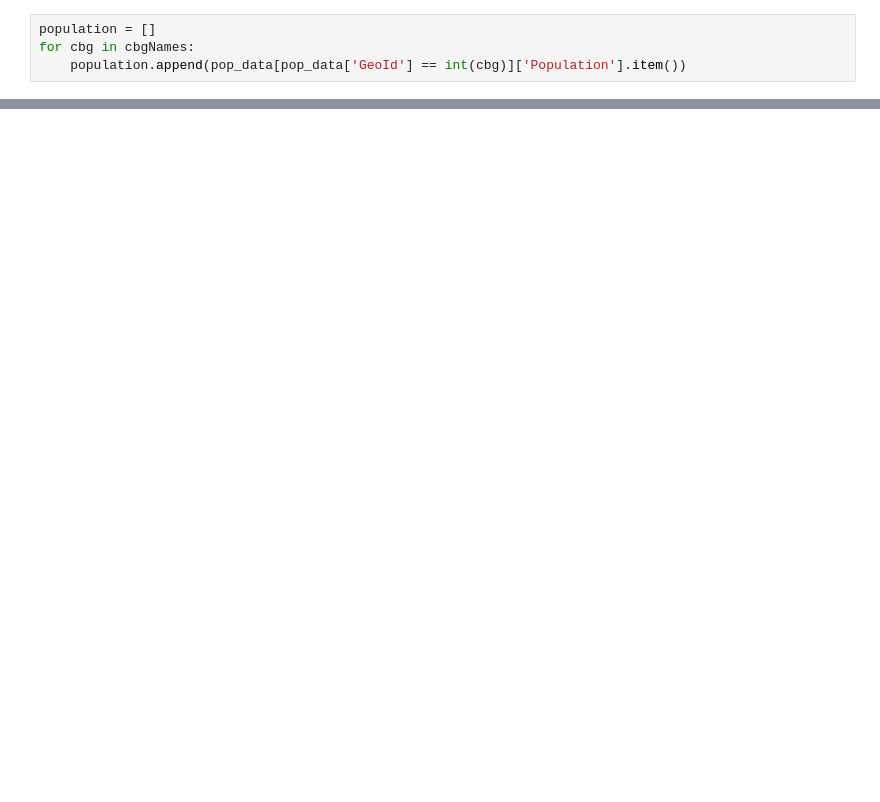
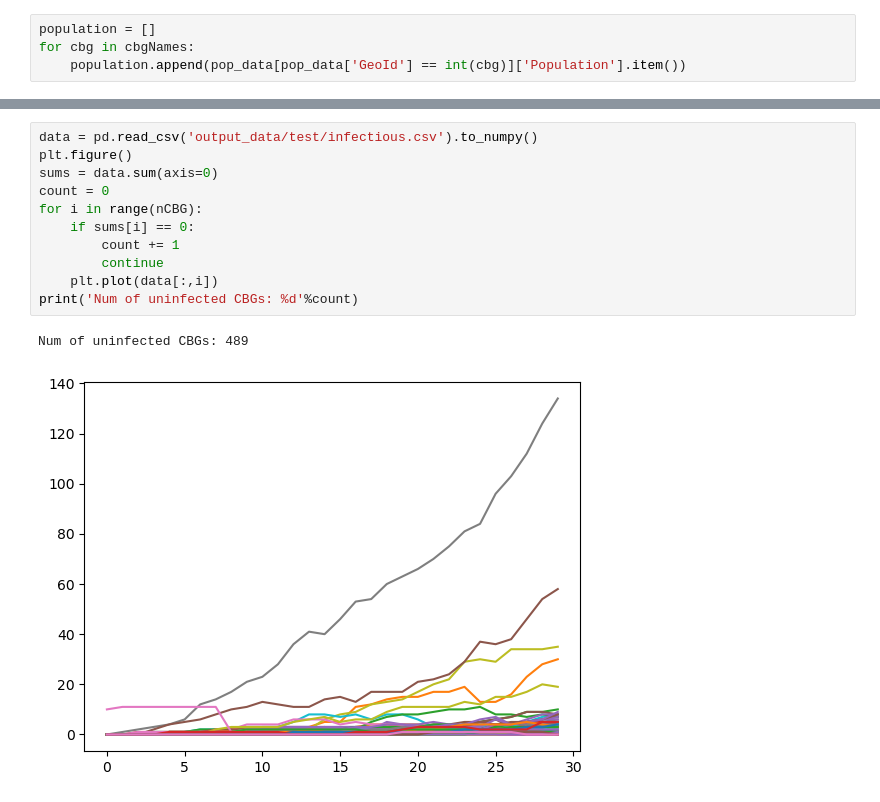
Before and after one commit to RuochenKong/Compartmental-Infectious-Disease-Simulation, a Jupyter notebook: mkytest.ipynb, the cells around one changed output, grey strips where cells are left out. Cells and saved outputs as stored; diff of their text form; blank space fills up the shorter version.

```diff
--- a/mkytest.ipynb
+++ b/mkytest.ipynb
@@ -127,0 +179,14 @@ startSimu(10)
+# %%
+data = pd.read_csv('output_data/test/infectious.csv').to_numpy()
+plt.figure()
+sums = data.sum(axis=0)
+count = 0
+for i in range(nCBG):
+    if sums[i] == 0:
+        count += 1
+        continue
+    plt.plot(data[:,i])
+print('Num of uninfected CBGs: %d'%count)
+# %% [output]
+Num of uninfected CBGs: 489
+[figure, added]
```
Also changed, not shown: parts of 7 cells of this notebook, 4 other files.
